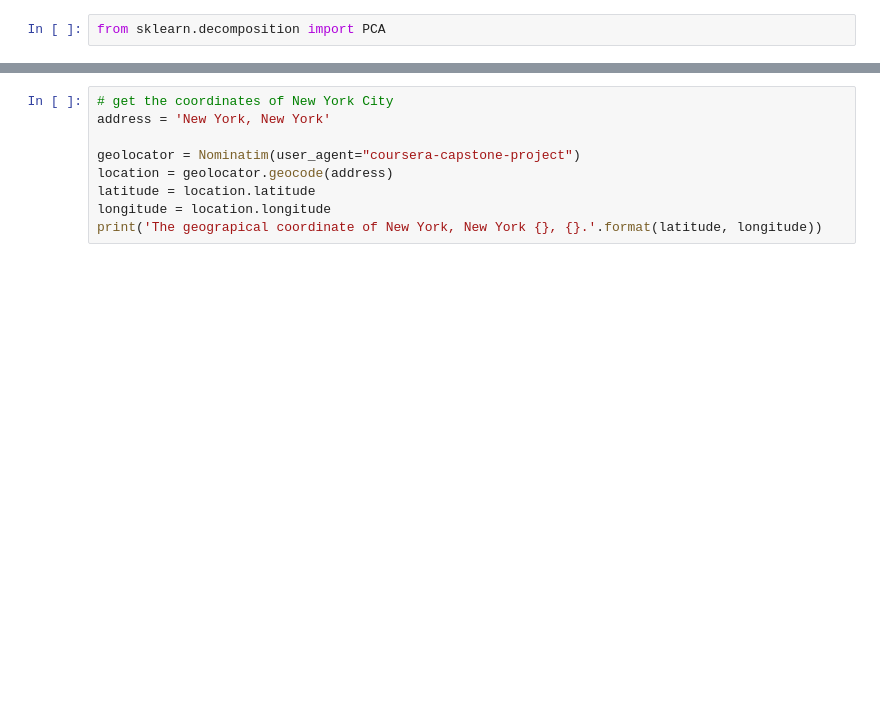
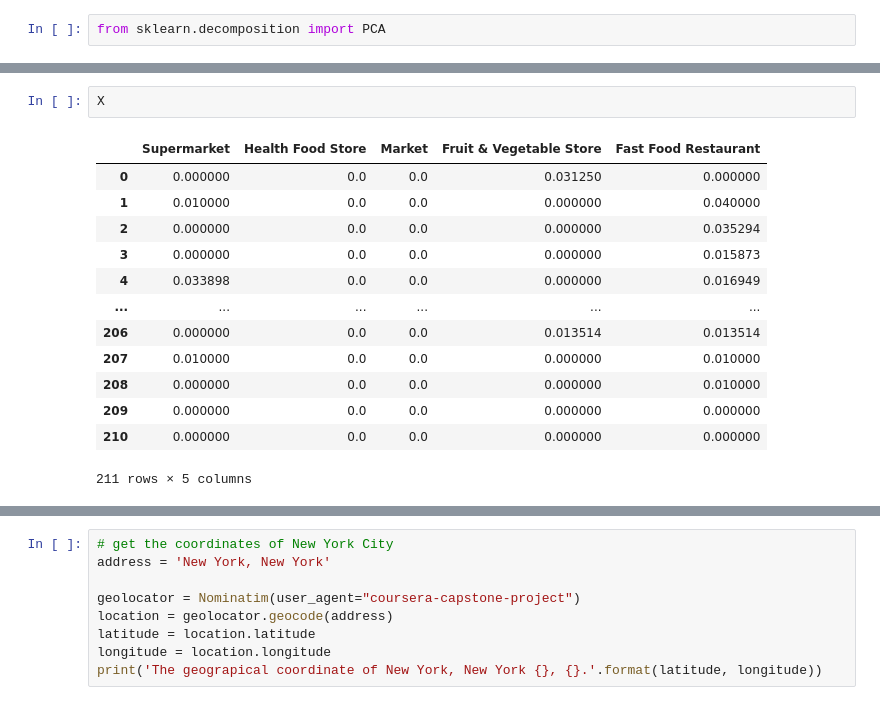
Before and after one commit to ptorres001/nyc_food_deserts, a Jupyter notebook: Cluster_Final.ipynb, the cells around one changed output, grey strips where cells are left out. Saved outputs shown, nothing was run; the diff lists cells and outputs as text; blank space fills up the shorter version.

```diff
--- a/Cluster_Final.ipynb
+++ b/Cluster_Final.ipynb
@@ -716,3 +719,19 @@ print(len(X))
+# %%
+X
+# %% [output]
+|  | Supermarket | Health Food Store | Market | Fruit & Vegetable Store | Fast Food Restaurant |
+| 0 | 0.000000 | 0.0 | 0.0 | 0.031250 | 0.000000 |
+| 1 | 0.010000 | 0.0 | 0.0 | 0.000000 | 0.040000 |
+| 2 | 0.000000 | 0.0 | 0.0 | 0.000000 | 0.035294 |
+| 3 | 0.000000 | 0.0 | 0.0 | 0.000000 | 0.015873 |
+| 4 | 0.033898 | 0.0 | 0.0 | 0.000000 | 0.016949 |
+| ... | ... | ... | ... | ... | ... |
+| 206 | 0.000000 | 0.0 | 0.0 | 0.013514 | 0.013514 |
+| 207 | 0.010000 | 0.0 | 0.0 | 0.000000 | 0.010000 |
+| 208 | 0.000000 | 0.0 | 0.0 | 0.000000 | 0.010000 |
+| 209 | 0.000000 | 0.0 | 0.0 | 0.000000 | 0.000000 |
+| 210 | 0.000000 | 0.0 | 0.0 | 0.000000 | 0.000000 |
+211 rows × 5 columns
 # %%
 from sklearn.decomposition import PCA
 
```
Also changed, not shown: parts of 54 cells of this notebook.
